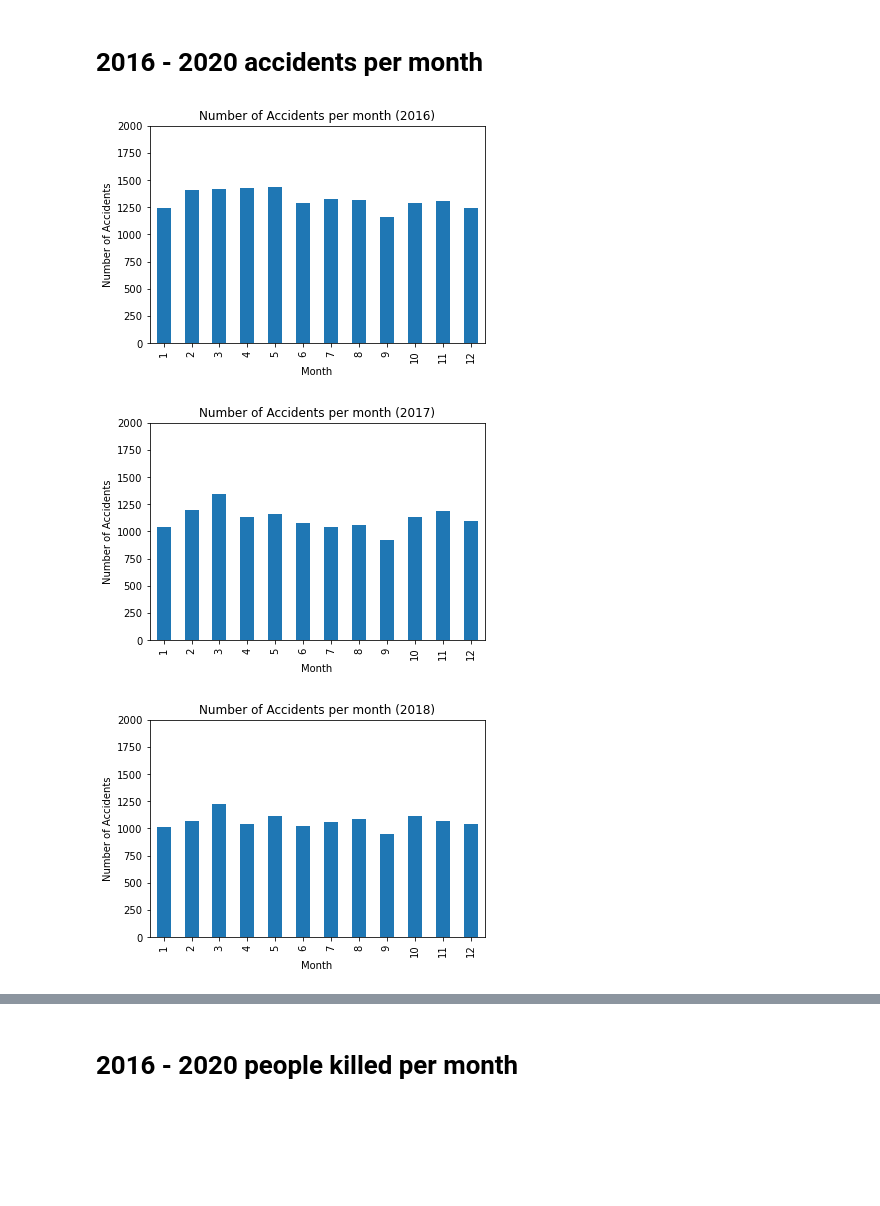
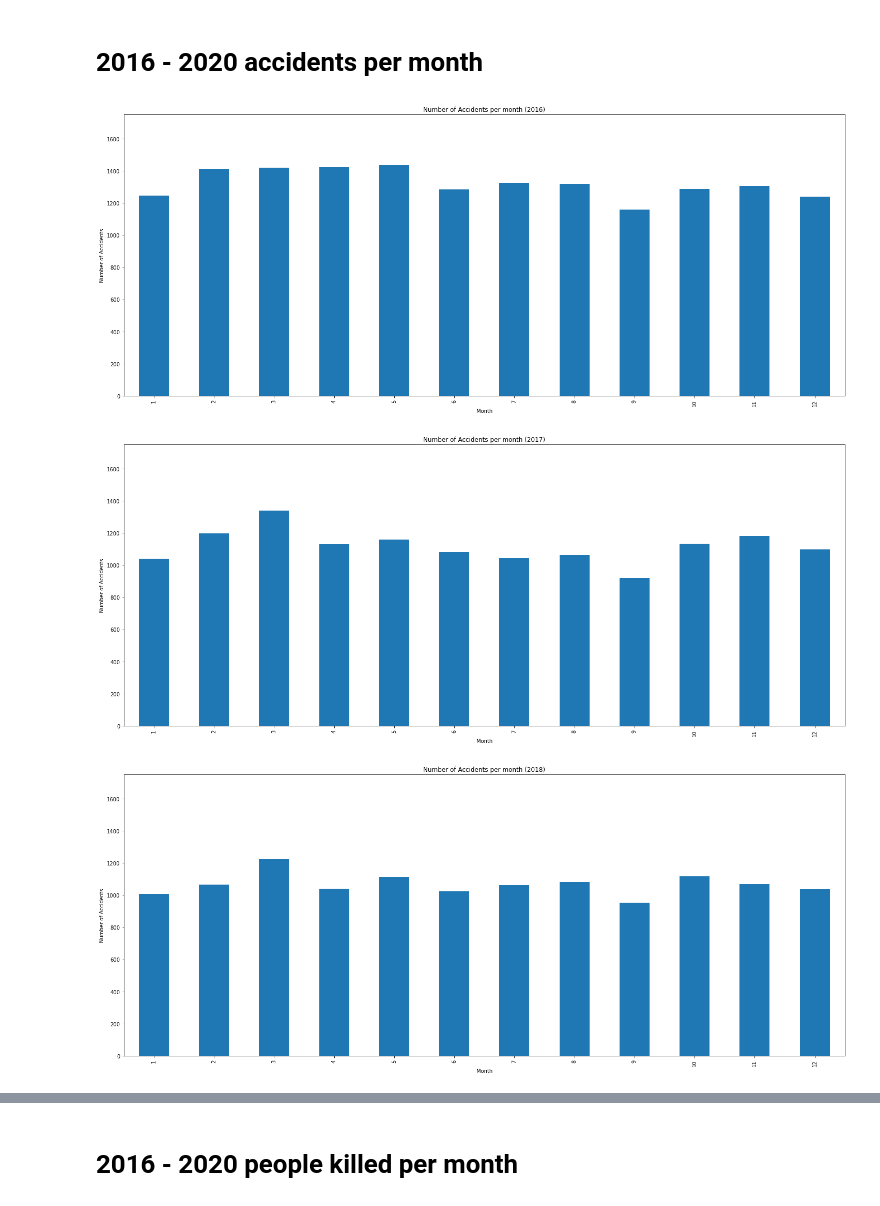
Before and after one commit to 0samvuong/Project-1, a Jupyter notebook: number_of_accidents_analysis.ipynb, the cells around one changed output, grey strips where cells are left out. Drawn from its saved outputs; the diff is of its cells as text; code cells hidden in the pictures; blank space fills up the shorter version.

```diff
--- a/number_of_accidents_analysis.ipynb
+++ b/number_of_accidents_analysis.ipynb
@@ -63,9 +37,0 @@ accident_2020_df
-# %%
-
-accident_2016_df = accident_2016_df[["ACCIDENT_NO","ACCIDENTDATE","NO_PERSONS"]]
-accident_2017_df = accident_2017_df[["ACCIDENT_NO","ACCIDENTDATE","NO_PERSONS"]]
-accident_2018_df = accident_2018_df[["ACCIDENT_NO","ACCIDENTDATE","NO_PERSONS"]]
-accident_2019_df = accident_2019_df[["ACCIDENT_NO","ACCIDENTDATE","NO_PERSONS"]]
-accident_2020_df = accident_2020_df[["ACCIDENT_NO","ACCIDENTDATE","NO_PERSONS"]]
-
-main_accident_df = main_accident_df[["ACCIDENT_NO","ACCIDENTDATE","NO_PERSONS","NO_PERSONS_KILLED","NO_PERSONS_NOT_INJ"]]
@@ -90,0 +41,5 @@ main_accident_df
+# %%
+# Source data doesn't have a number of people injured column (it splits number of people injured by category), getting the number of people injured by taking the total number of people minus deaths + "not injured"
+main_accident_df["NO_PERSONS_INJ"] = main_accident_df["NO_PERSONS"] - main_accident_df["NO_PERSONS_KILLED"] - main_accident_df["NO_PERSONS_NOT_INJ"]
+main_accident_df = main_accident_df[["ACCIDENT_NO","ACCIDENTDATE","NO_PERSONS","NO_PERSONS_KILLED","NO_PERSONS_NOT_INJ","NO_PERSONS_INJ"]]
+main_accident_df.head(5)
@@ -185,50 +187,49 @@ Text(0, 0.5, 'Number of people injured')
 sum_df_months = pd.DataFrame()
 sum_df_months["Number_of_accidents"] = main_accident_df.groupby([main_accident_df["ACCIDENTDATE"].dt.year,main_accident_df["ACCIDENTDATE"].dt.month], as_index=True)["ACCIDENT_NO"].count()
 sum_df_months["Number_of_deaths"] = main_accident_df.groupby([main_accident_df["ACCIDENTDATE"].dt.year,main_accident_df["ACCIDENTDATE"].dt.month], as_index=True)["NO_PERSONS_KILLED"].sum()
+sum_df_months["Number_of_injuries"] = main_accident_df.groupby([main_accident_df["ACCIDENTDATE"].dt.year,main_accident_df["ACCIDENTDATE"].dt.month], as_index=True)["NO_PERSONS_INJ"].sum()
 
 
-plt.xticks(rotation=0, horizontalalignment="center")
-
-
-plt.xlabel("Month")
-plt.ylabel("Number of Accidents")
-plt.ylim(0,2000)
-
+plt.figure(figsize=(25, 10))
 sum_df_months["Number_of_accidents"][2016].plot(kind="bar")
 plt.title("Number of Accidents per month (2016)")
 plt.xlabel("Month")
 plt.ylabel("Number of Accidents")
-plt.ylim(0,2000)
+plt.ylim(0,1750)
 plt.show()
 
+plt.figure(figsize=(25, 10))
 sum_df_months["Number_of_accidents"][2017].plot(kind="bar")
 plt.title("Number of Accidents per month (2017)")
 plt.xlabel("Month")
 plt.ylabel("Number of Accidents")
-plt.ylim(0,2000)
+plt.ylim(0,1750)
 plt.show()
 
+plt.figure(figsize=(25, 10))
 sum_df_months["Number_of_accidents"][2018].plot(kind="bar")
 plt.title("Number of Accidents per month (2018)")
 plt.xlabel("Month")
 plt.ylabel("Number of Accidents")
-plt.ylim(0,2000)
+plt.ylim(0,1750)
 plt.show()
 
+plt.figure(figsize=(25, 10))
 sum_df_months["Number_of_accidents"][2019].plot(kind="bar")
 plt.title("Number of Accidents per month (2019)")
 plt.xlabel("Month")
 plt.ylabel("Number of Accidents")
-plt.ylim(0,2000)
+plt.ylim(0,1750)
 plt.show()
 
+plt.figure(figsize=(25, 10))
 sum_df_months["Number_of_accidents"][2020].plot(kind="bar")
 plt.title("Number of Accidents per month (2020)")
 plt.xlabel("Month")
 plt.ylabel("Number of Accidents")
-plt.ylim(0,2000)
+plt.ylim(0,1750)
 plt.show()
 # %% [output]
-[figure, old version]
+[figure, new version]
-[figure, old version]
+[figure, new version]
-[figure, old version]
+[figure, new version]
```
Also changed, not shown: parts of 22 cells of this notebook, 4 other files.
